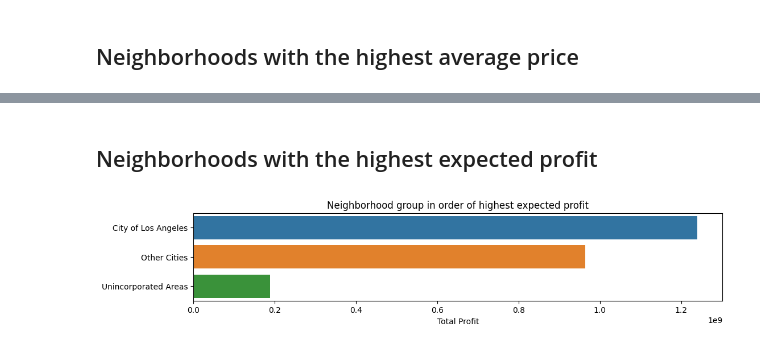
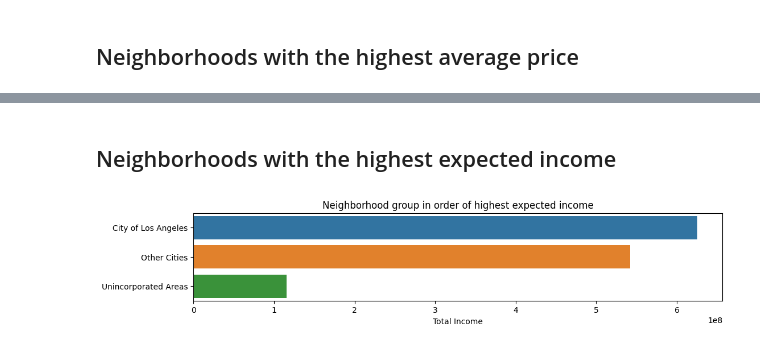
Before and after one commit to miladistic/data-analysis, a Jupyter notebook: airbnb-los-angeles-data-analysis.ipynb, the cells around one changed output, grey strips where cells are left out. Saved outputs shown, nothing was run; the diff lists cells and outputs as text; code cells hidden in the pictures.

```diff
--- a/airbnb-los-angeles-data-analysis.ipynb
+++ b/airbnb-los-angeles-data-analysis.ipynb
@@ -23,3 +65,5 @@ To compare the potential profit, I added the expected profit column to the dataf
+# %%
+df.dropna(subset='host_name', inplace=True)
 # %%
 df.describe().T
 # %% [output]
@@ -38,0 +84,8 @@ df.describe().T
+# %%
+Q1 = df['price'].quantile(0.25)
+Q3 = df['price'].quantile(0.75)
+IQR = Q3 - Q1
+lower_bound = Q1 - 1.5 * IQR
+upper_bound = Q3 + 1.5 * IQR
+print(f'Q1 = {Q1} --- Q3 = {Q3} --- IQR = {IQR}\n\n'
+      f'Lower bound = {lower_bound} --- Upper bound = {upper_bound}')
@@ -38,0 +105,3 @@ df.describe().T
+# %%
+df = df[(df['price'] < int(upper_bound)) & (df['price'] > int(lower_bound)) & (df['availability_365'] > 0)]
+print(df.shape)
@@ -39,4 +114,4 @@ df.describe().T
 # %%
-df = df[df['price']<5000]
+df['income'] = df['price'] * df['availability_365']
 # %%
 plt.figure(figsize=(12, 5))
@@ -128,16 +235,16 @@ plt.show()
 # %% [markdown]
-## Neighborhoods with the highest expected profit
+## Neighborhoods with the highest expected income
 # %%
-df6 = df.groupby('neighbourhood_group')['profit'].sum().reset_index(name='total profit').sort_values(by='total profit', ascending=False)
+df6 = df.groupby('neighbourhood_group')['income'].sum().reset_index(name='total income').sort_values(by='total income', ascending=False)
 
 plt.figure(figsize=(12,2))
-plt.title('Neighborhood group in order of highest expected profit')
+plt.title('Neighborhood group in order of highest expected income')
 
-sns.barplot(df6, x='total profit', y='neighbourhood_group')
+sns.barplot(df6, x='total income', y='neighbourhood_group')
 
-plt.xlabel('Total Profit')
+plt.xlabel('Total Income')
 plt.ylabel('')
 plt.show()
 # %% [output]
-[figure, old version]
+[figure, new version]
 # %%
```
Also changed, not shown: parts of 25 cells of this notebook.
